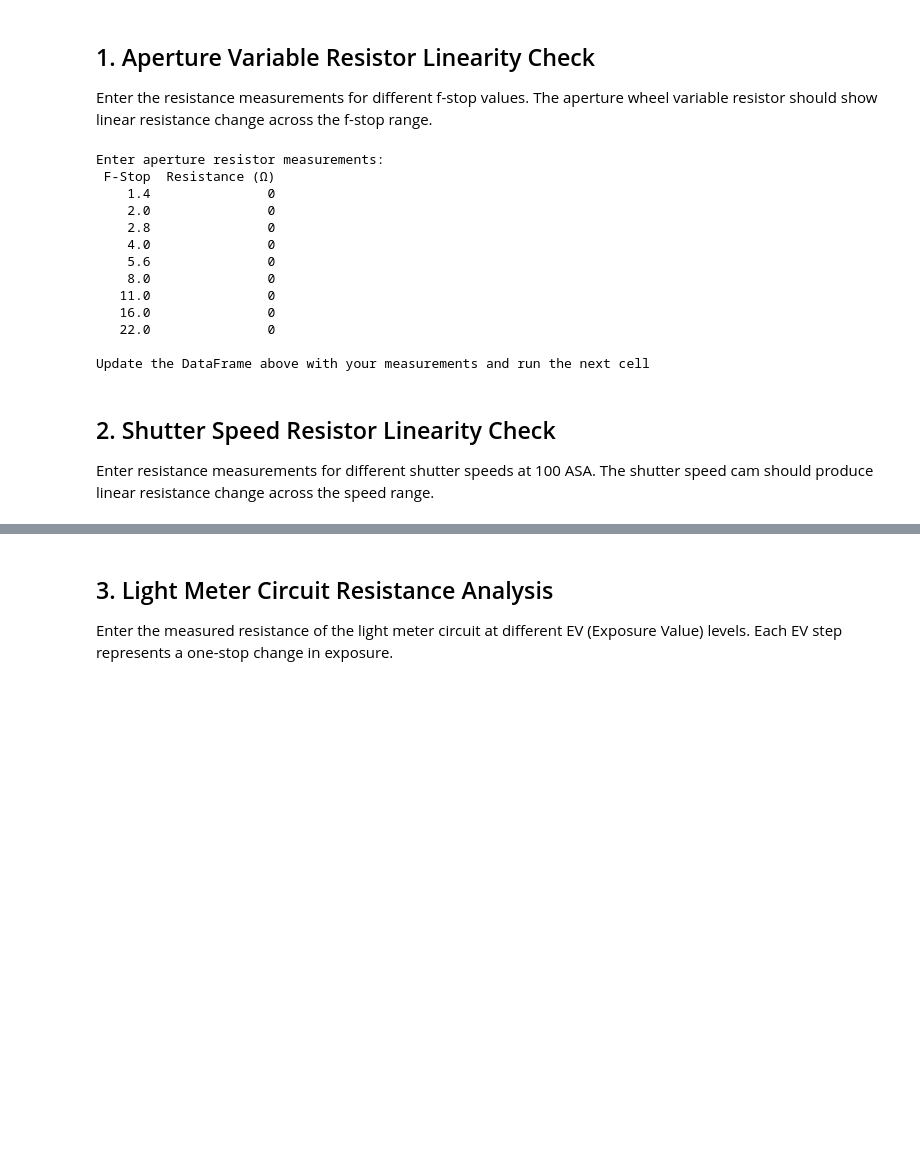
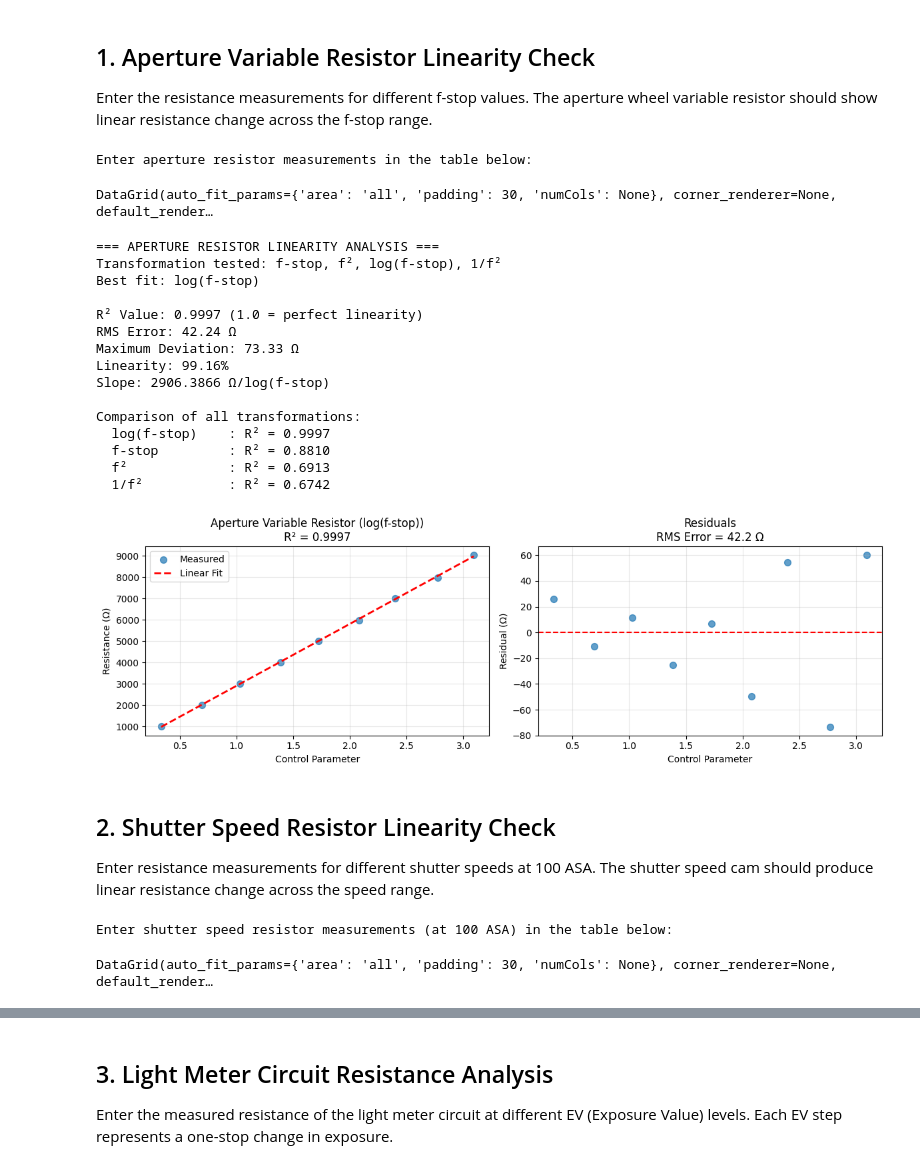
Before and after one commit to bjpirt/k1000-light-meter-calibration, a Jupyter notebook: calibration.ipynb, the cells around one changed output, grey strips where cells are left out. Saved outputs shown, nothing was run; the diff lists cells and outputs as text; code cells hidden in the pictures; blank space fills up the shorter version.

```diff
--- a/calibration.ipynb
+++ b/calibration.ipynb
@@ -32,28 +36,16 @@ Enter the resistance measurements for different f-stop values. The aperture whee
 # %%
 # Aperture Resistor Data Entry
 # Typical K1000 f-stops: 1.4, 2, 2.8, 4, 5.6, 8, 11, 16, 22
-# Add your measured resistance values in the second column
 
 aperture_data = {
     'F-Stop': [1.4, 2.0, 2.8, 4.0, 5.6, 8.0, 11.0, 16.0, 22.0],
-    'Resistance (Ω)': [0]*9  # Replace with your measured values
+    'Resistance (Ω)': [np.nan]*9
 }
 
 aperture_df = pd.DataFrame(aperture_data)
-print("Enter aperture resistor measurements:")
-print(aperture_df.to_string(index=False))
-print("\nUpdate the DataFrame above with your measurements and run the next cell")
+print("Enter aperture resistor measurements in the table below:")
+aperture_grid = DataGrid(aperture_df, editable=True)
+display(aperture_grid)
 # %% [output]
-Enter aperture resistor measurements:
- F-Stop  Resistance (Ω)
-    1.4               0
-    2.0               0
-    2.8               0
-    4.0               0
-    5.6               0
-    8.0               0
-   11.0               0
-   16.0               0
-   22.0               0
-
-Update the DataFrame above with your measurements and run the next cell
+Enter aperture resistor measurements in the table below:
+DataGrid(auto_fit_params={'area': 'all', 'padding': 30, 'numCols': None}, corner_renderer=None, default_render…
@@ -85,3 +52,23 @@ else:
+# %%
+# Analyze Aperture Resistor Linearity
+aperture_analysis = analyze_aperture_resistor(aperture_grid)
+# %% [output]
+=== APERTURE RESISTOR LINEARITY ANALYSIS ===
+Transformation tested: f-stop, f², log(f-stop), 1/f²
+Best fit: log(f-stop)
+
+R² Value: 0.9997 (1.0 = perfect linearity)
+RMS Error: 42.24 Ω
+Maximum Deviation: 73.33 Ω
+Linearity: 99.16%
+Slope: 2906.3866 Ω/log(f-stop)
+
+Comparison of all transformations:
+  log(f-stop)    : R² = 0.9997
+  f-stop         : R² = 0.8810
+  f²             : R² = 0.6913
+  1/f²           : R² = 0.6742
+[figure, added]
 # %% [markdown]
 ## 2. Shutter Speed Resistor Linearity Check
 
@@ -92,10 +79,13 @@ Enter resistance measurements for different shutter speeds at 100 ASA. The shutt
 
 shutter_data = {
     'Shutter Speed (1/s)': [1, 2, 4, 8, 15, 30, 60, 125, 250, 500, 1000],
-    'Resistance (Ω)': [np.nan]*11  # Replace with your measured values
+    'Resistance (Ω)': [np.nan]*11
 }
 
 shutter_df = pd.DataFrame(shutter_data)
-print("Enter shutter speed resistor measurements (at 100 ASA):")
-print(shutter_df.to_string(index=False))
-print("\nUpdate the DataFrame above with your measurements and run the next cell")
+print("Enter shutter speed resistor measurements (at 100 ASA) in the table below:")
+shutter_grid = DataGrid(shutter_df, editable=True)
+display(shutter_grid)
+# %% [output]
+Enter shutter speed resistor measurements (at 100 ASA) in the table below:
+DataGrid(auto_fit_params={'area': 'all', 'padding': 30, 'numCols': None}, corner_renderer=None, default_render…
```
Also changed, not shown: parts of 9 cells of this notebook, 3 other files.
